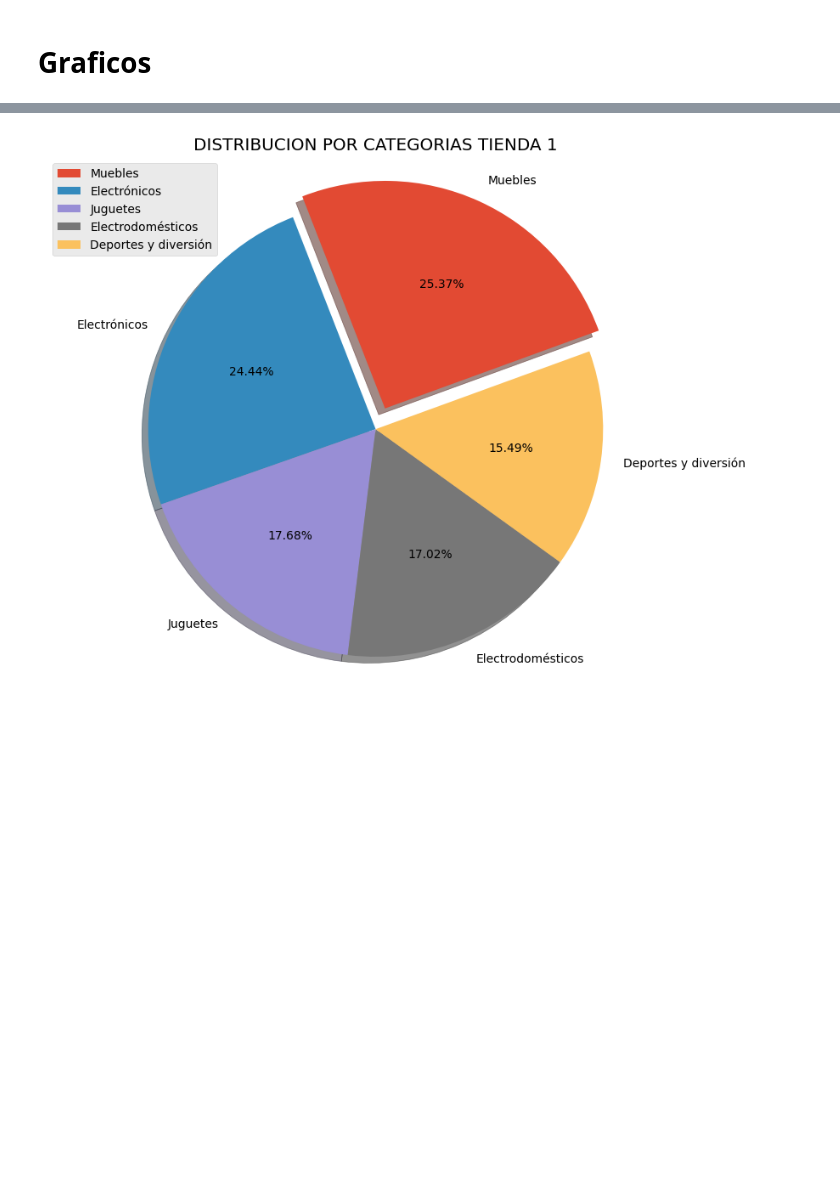
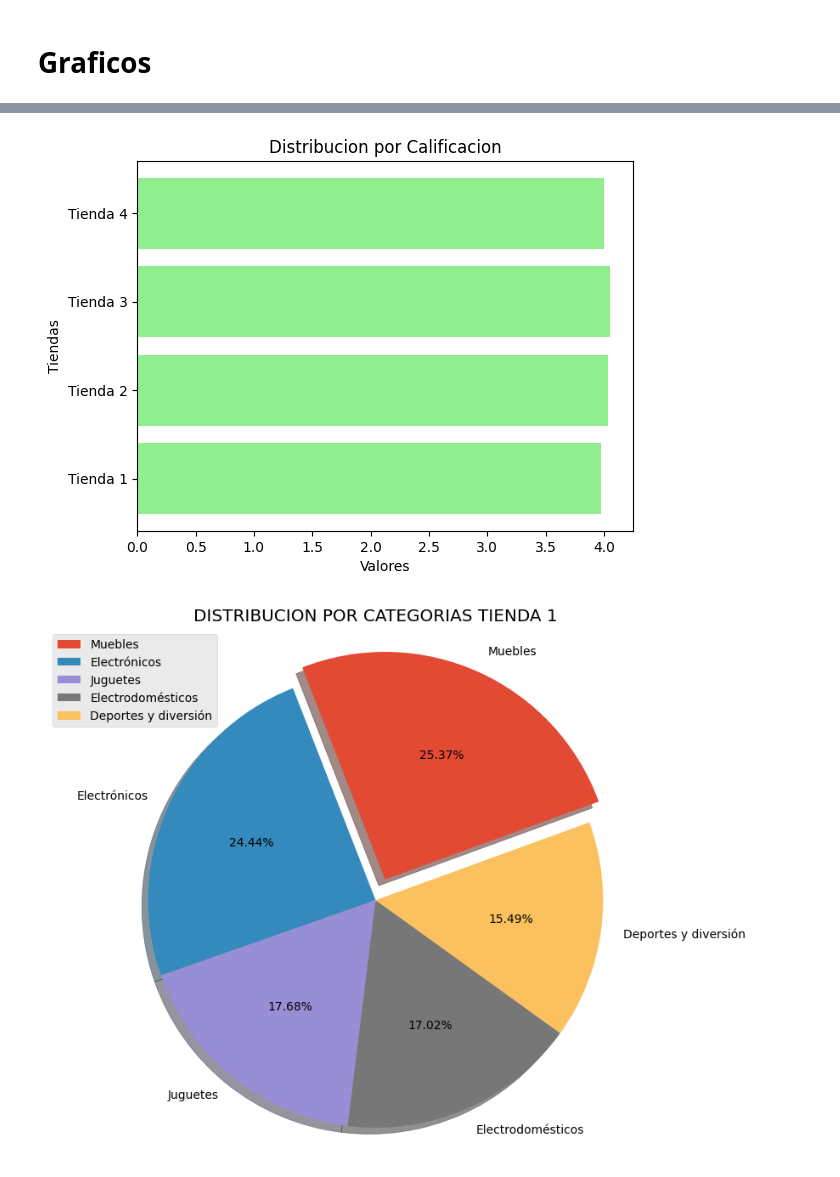
Before and after one commit to LFRANCO3030/DataScience_Project1, a Jupyter notebook: challenge1_datascience.ipynb, the cells around one changed output, grey strips where cells are left out. Drawn from its saved outputs; the diff is of its cells as text; code cells hidden in the pictures; blank space fills up the shorter version.

```diff
--- a/challenge1_datascience.ipynb
+++ b/challenge1_datascience.ipynb
@@ -395,15 +398,0 @@ plt.show()
-# %%
-#Grafico de Barras Horizontales de calificacion promedio
-import plotly.express as px
-import pandas as pd
-
-if not 'promedio_satisfaccion' in locals() or not promedio_satisfaccion:
-  promedio_satisfaccion = [0,0,0,0]
-
-# Datos de muestra
-df = pd.DataFrame(dict(Tiendas = ["Tienda 1","Tienda 2", "Tienda 3","Tienda 4"],Satisfaccion = list(promedio_satisfaccion)))
-
-fig = px.bar(df, x = 'Satisfaccion', y = 'Tiendas',pattern_shape = 'Tiendas', text_auto = True,title="""<b>DISTRIBUCION DE CALIFICACION POR TIENDA</b>""")
-
-
-fig.show()
@@ -412,3 +399,20 @@ fig.show()
+# %%
+#Grafico de Barras Horizontales de calificacion promedio
+import pandas as pd
+import matplotlib.pyplot as plt
+Tiendas =["Tienda 1","Tienda 2", "Tienda 3","Tienda 4"]
+Valores = promedio_satisfaccion
+
+plt.barh(Tiendas, Valores, color='lightgreen')
+plt.xlabel('Valores')
+plt.ylabel('Tiendas')
+plt.title('Distribucion por Calificacion')
+
+#for i, value in enumerate(Valores):
+#    plt.text(i, value + 5, str(value), ha='center')
+plt.show()
+# %% [output]
+[figure, added]
 # %%
 # Grafico de Categorias por Tienda 1
 import matplotlib.pyplot as plt
```
Also changed, not shown: parts of 3 cells of this notebook.
